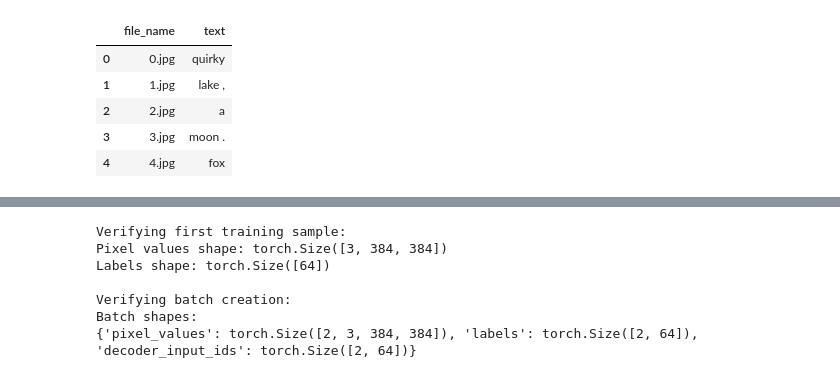
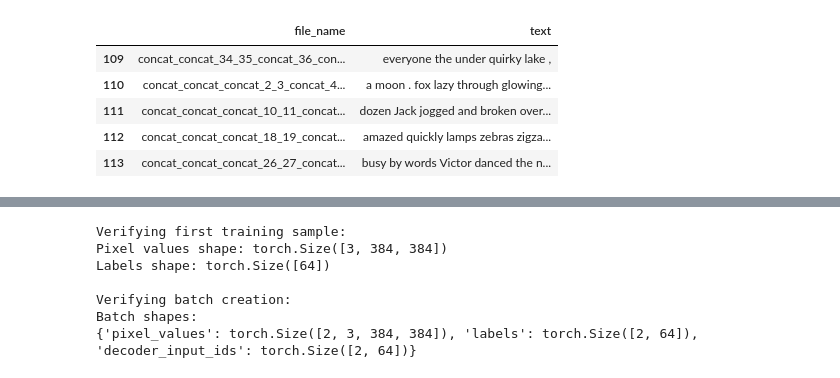
Before and after one commit to priyanshu389/Machine-Learning-Projects, a Jupyter notebook: Handwritten Text Extrection/TrOCR.ipynb, the cells around one changed output, grey strips where cells are left out. Drawn from its saved outputs; the diff is of its cells as text; code cells hidden in the pictures.

```diff
--- a/Handwritten Text Extrection/TrOCR.ipynb
+++ b/Handwritten Text Extrection/TrOCR.ipynb
@@ -84,18 +154,17 @@ eval_new_data(
 # %%
 from torch.utils.data import Dataset, DataLoader
 # %%
-train_df = pd.read_csv("/content/drive/MyDrive/Colab Notebooks/Now Demo/Data/text_images.csv", header=None, names=['file_name', 'text'],usecols=[0,1],skiprows=1)
-validation_df = pd.read_csv("/content/drive/MyDrive/Colab Notebooks/Now Demo/Data/text_images.csv", header=None, names=['file_name', 'text'],usecols=[0,1],skiprows=1)
-test_df = pd.read_csv("/content/drive/MyDrive/Colab Notebooks/Now Demo/Testing/testing_labels.csv", header=None, names=['file_name', 'text'],usecols=[0,1],skiprows=1)
+train_df = pd.read_csv("/content/drive/MyDrive/Data/text_images.csv", header=None, names=['file_name', 'text'],usecols=[0,1],skiprows=1)
+validation_df = pd.read_csv("/content/drive/MyDrive/Data/text_images.csv", header=None, names=['file_name', 'text'],usecols=[0,1],skiprows=1)
 # %%
-train_df.head()
+train_df.tail()
 # %% [output]
 |  | file_name | text |
-| 0 | 0.jpg | quirky |
-| 1 | 1.jpg | lake , |
-| 2 | 2.jpg | a |
-| 3 | 3.jpg | moon . |
-| 4 | 4.jpg | fox |
+| 109 | concat_concat_34_35_concat_36_con... | everyone the under quirky lake , |
+| 110 | concat_concat_concat_2_3_concat_4... | a moon . fox lazy through glowing... |
+| 111 | concat_concat_concat_10_11_concat... | dozen Jack jogged and broken over... |
+| 112 | concat_concat_concat_18_19_concat... | amazed quickly lamps zebras zigza... |
+| 113 | concat_concat_concat_26_27_concat... | busy by words Victor danced the n... |
 # %%
 import numpy as np
 import cv2
```
Also changed, not shown: parts of 14 cells of this notebook.
